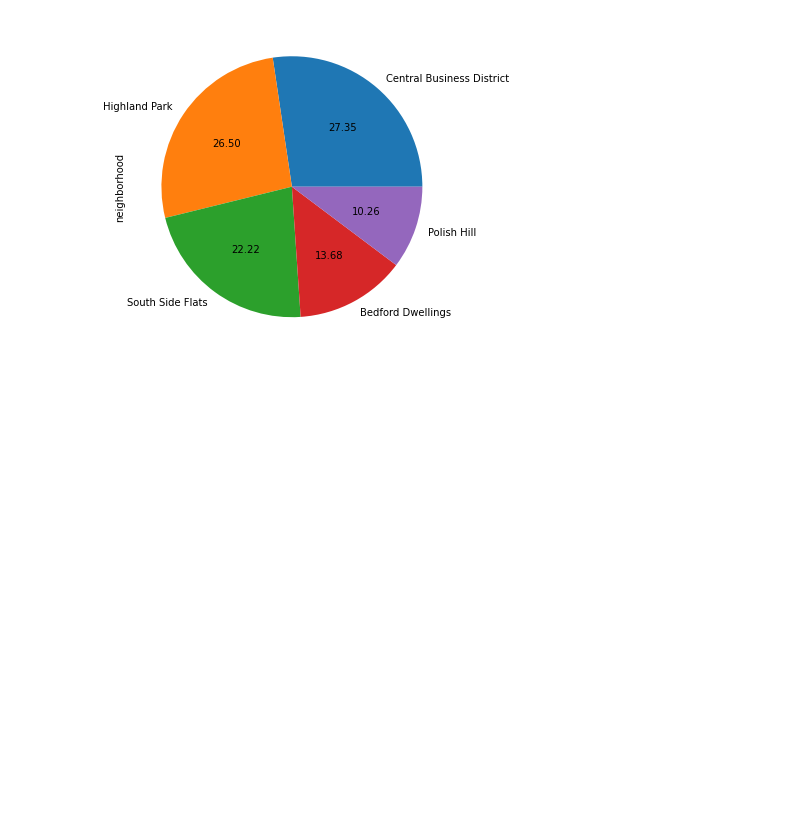
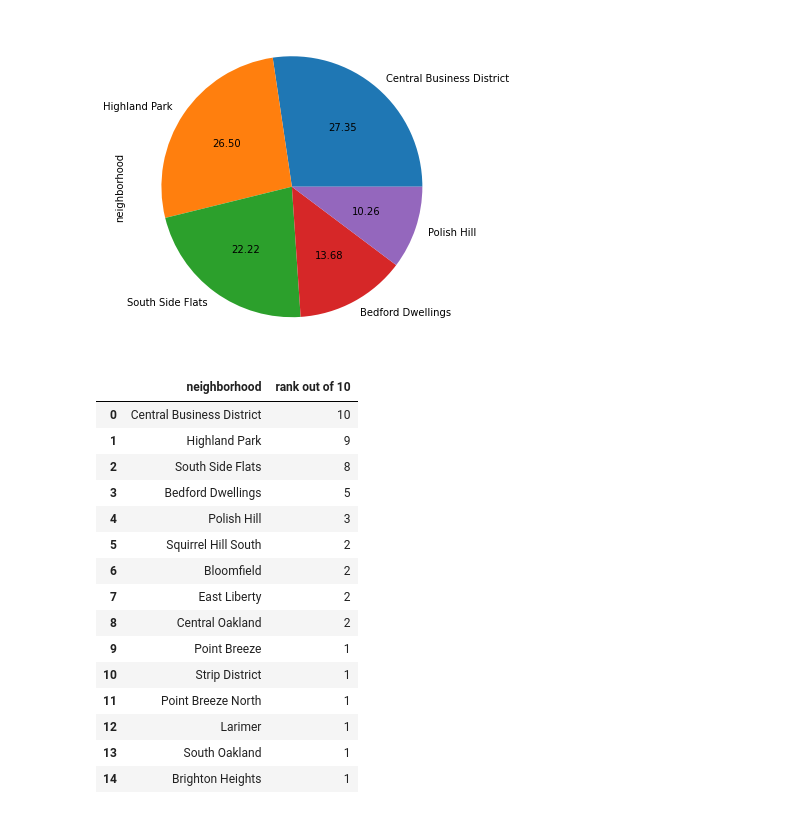
Before and after one commit to claireemch/Final-Project, a Jupyter notebook: Elio-Notebook.ipynb, the cells around one changed output. Drawn from its saved outputs; the diff is of its cells as text; code cells hidden in the pictures; blank space fills up the shorter version.

```diff
--- a/Elio-Notebook.ipynb
+++ b/Elio-Notebook.ipynb
@@ -79,3 +80,33 @@ parks["neighborhood"].value_counts().head().plot(kind='pie', figsize=(6,6) , aut
 # %% [output]
 <matplotlib.axes._subplots.AxesSubplot at 0x...>
 [figure]
+# %%
+
+
+park_mask = df["land_use"]== "Park"
+parks = df[park_mask]
+
+tc = parks["neighborhood"].value_counts()
+
+tree = [x[1] * 5 for x in pq.iteritems()]
+tree_dict = {"neighborhood": [x[0] for x in tc.iteritems()], "rank out of 10" : [math.floor(x[1] * (10/128)) for x in pq.iteritems()] }
+
+df8 = pd.DataFrame(tree_dict)
+df8.head(15)
+# %% [output]
+|  | neighborhood | rank out of 10 |
+| 0 | Central Business District | 10 |
+| 1 | Highland Park | 9 |
+| 2 | South Side Flats | 8 |
+| 3 | Bedford Dwellings | 5 |
+| 4 | Polish Hill | 3 |
+| 5 | Squirrel Hill South | 2 |
+| 6 | Bloomfield | 2 |
+| 7 | East Liberty | 2 |
+| 8 | Central Oakland | 2 |
+| 9 | Point Breeze | 1 |
+| 10 | Strip District | 1 |
+| 11 | Point Breeze North | 1 |
+| 12 | Larimer | 1 |
+| 13 | South Oakland | 1 |
+| 14 | Brighton Heights | 1 |
```
Also changed, not shown: parts of 1 cell of this notebook, 2 other files.
